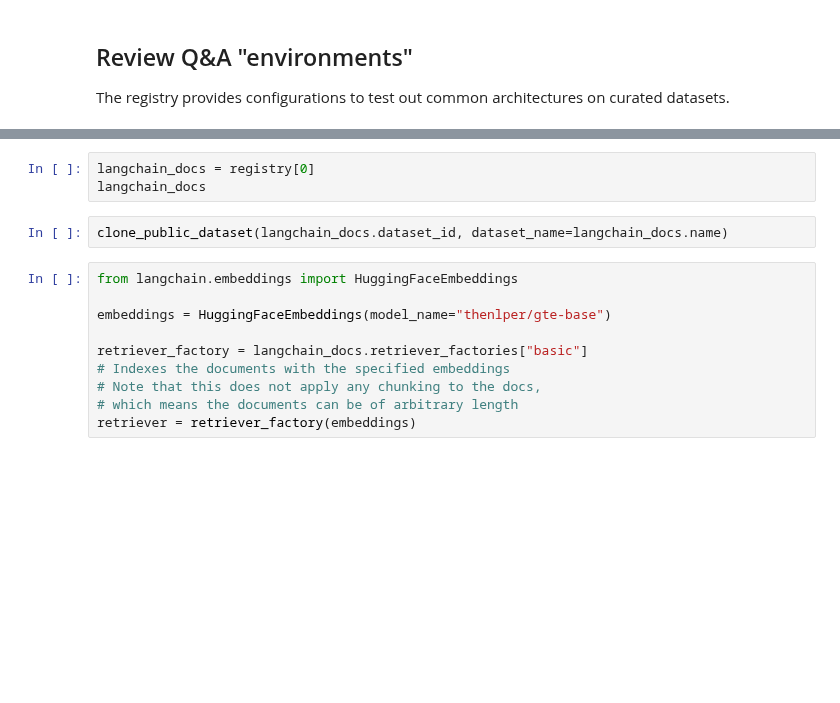
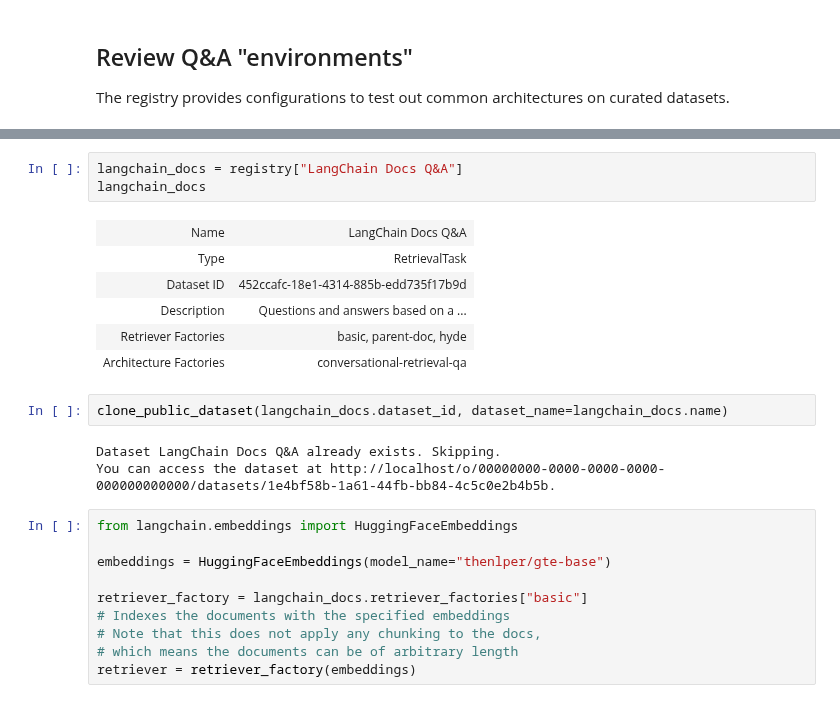
Before and after one commit to langchain-ai/langchain-benchmarks, a Jupyter notebook: docs/source/notebooks/rag.ipynb, the cells around one changed output, grey strips where cells are left out. Cells and saved outputs as stored; diff of their text form; blank space fills up the shorter version.

```diff
--- a/docs/source/notebooks/rag.ipynb
+++ b/docs/source/notebooks/rag.ipynb
@@ -54,8 +59,18 @@ registry
 # %%
-langchain_docs = registry[0]
+langchain_docs = registry["LangChain Docs Q&A"]
 langchain_docs
+# %% [output]
+| Name | LangChain Docs Q&A |
+| Type | RetrievalTask |
+| Dataset ID | 452ccafc-18e1-4314-885b-edd735f17b9d |
+| Description | Questions and answers based on a ... |
+| Retriever Factories | basic, parent-doc, hyde |
+| Architecture Factories | conversational-retrieval-qa |
 # %%
 clone_public_dataset(langchain_docs.dataset_id, dataset_name=langchain_docs.name)
+# %% [output]
+Dataset LangChain Docs Q&A already exists. Skipping.
+You can access the dataset at http://localhost/o/00000000-0000-0000-0000-000000000000/datasets/1e4bf58b-1a61-44fb-bb84-4c5c0e2b4b5b.
 # %%
 from langchain.embeddings import HuggingFaceEmbeddings
 
```
Also changed, not shown: parts of 4 cells of this notebook.
